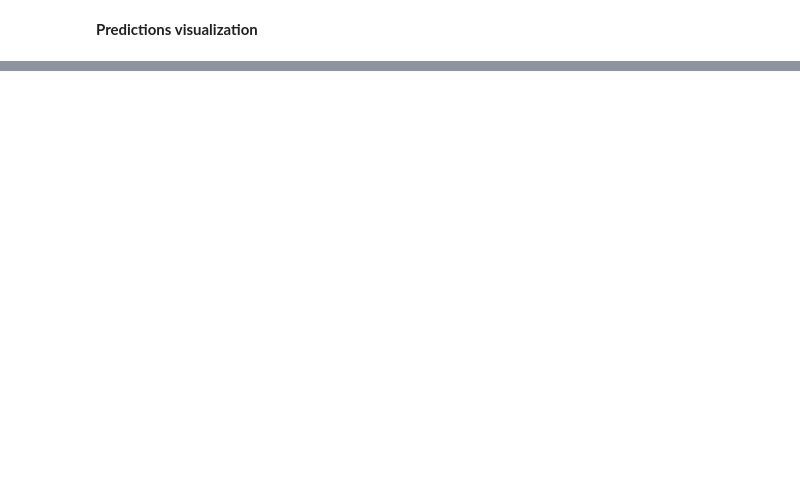
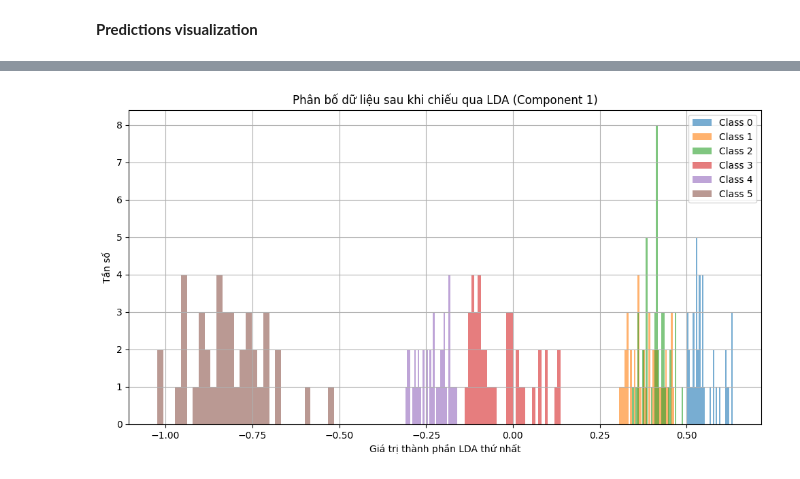
Before and after one commit to AvieTechy/MSA-Vstatis, a Jupyter notebook: Sources/Multi-class_LDA_star.ipynb, the cells around one changed output, grey strips where cells are left out. Saved outputs shown, nothing was run; the diff lists cells and outputs as text; code cells hidden in the pictures; blank space fills up the shorter version.

```diff
--- a/Sources/Multi-class_LDA_star.ipynb
+++ b/Sources/Multi-class_LDA_star.ipynb
@@ -328,0 +367,20 @@ plot_decision_regions(X=X_lda, y=y, clf=custom_clf)
+# %%
+X_lda = X @ W  # Biến đổi dữ liệu gốc sang không gian LDA
+plt.figure(figsize=(12, 6))
+
+for cls in range(6):
+    plt.hist(
+        X_lda[y == cls][:, 0],  # LDA component 1
+        bins=30,
+        alpha=0.6,
+        label=f"Class {cls}"
+    )
+
+plt.title("Phân bố dữ liệu sau khi chiếu qua LDA (Component 1)")
+plt.xlabel("Giá trị thành phần LDA thứ nhất")
+plt.ylabel("Tần số")
+plt.legend()
+plt.grid(True)
+plt.show()
+# %% [output]
+[figure, added]
```
Also changed, not shown: parts of 13 cells of this notebook, 4 other files.
